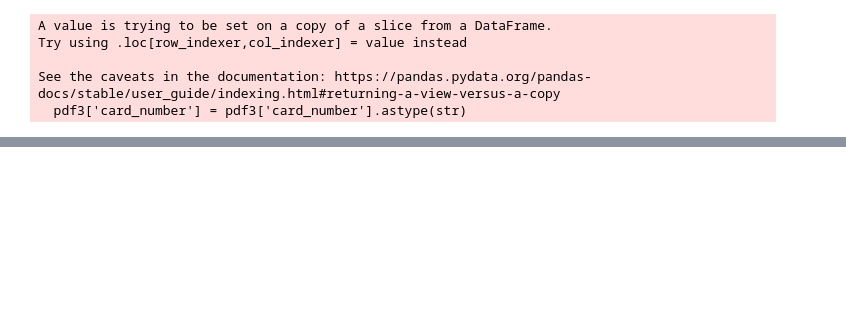
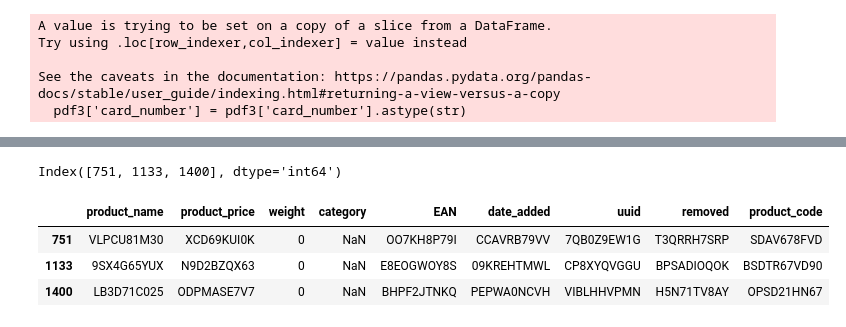
Before and after one commit to jho278/retail-database, a Jupyter notebook: data_exploration.ipynb, the cells around one changed output, grey strips where cells are left out. Drawn from its saved outputs; the diff is of its cells as text; code cells hidden in the pictures; blank space fills up the shorter version.

```diff
--- a/data_exploration.ipynb
+++ b/data_exploration.ipynb
@@ -954,0 +1439,15 @@ result_df = df[df['first_name'].str.contains(r'\d', na=False)]
+# %%
+def transform_weight(row):
+    weight, unit = row['weight'],row['units']
+    if unit == 'kg':
+        return weight
+    elif unit == 'g'or unit == 'g .':
+        return weight / 1000
+    elif unit == 'ml':
+        return weight / 1000
+    elif unit == 'oz':
+        return weight * 0.0283495
+    else:
+        return 0
+# %%
+df['weight'] = df.apply(transform_weight,axis=1)
@@ -954,0 +1482,15 @@ result_df = df[df['first_name'].str.contains(r'\d', na=False)]
+# %%
+df.drop('units', axis=1, inplace = True)
+# %%
+# More NAs
+null_rows = df[df.isnull().any(axis=1)].index
+print(null_rows)
+# %% [output]
+Index([751, 1133, 1400], dtype='int64')
+# %%
+df.iloc[[750, 1130, 1397]]
+# %% [output]
+|  | product_name | product_price | weight | category | EAN | date_added | uuid | removed | product_code |
+| 751 | VLPCU81M30 | XCD69KUI0K | 0 | NaN | OO7KH8P79I | CCAVRB79VV | 7QB0Z9EW1G | T3QRRH7SRP | SDAV678FVD |
+| 1133 | 9SX4G65YUX | N9D2BZQX63 | 0 | NaN | E8EOGWOY8S | 09KREHTMWL | CP8XYQVGGU | BPSADIOQOK | BSDTR67VD90 |
+| 1400 | LB3D71C025 | ODPMASE7V7 | 0 | NaN | BHPF2JTNKQ | PEPWA0NCVH | VIBLHHVPMN | H5N71TV8AY | OPSD21HN67 |
```
Also changed, not shown: parts of 86 cells of this notebook, 3 other files.
